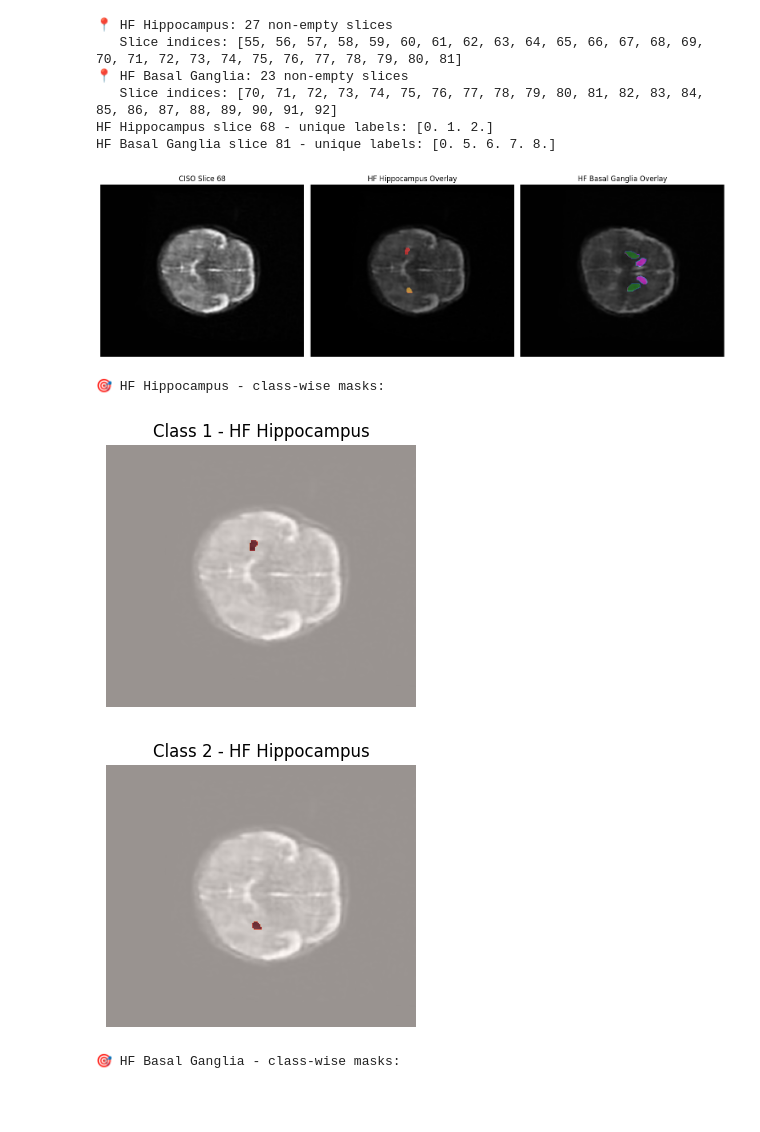
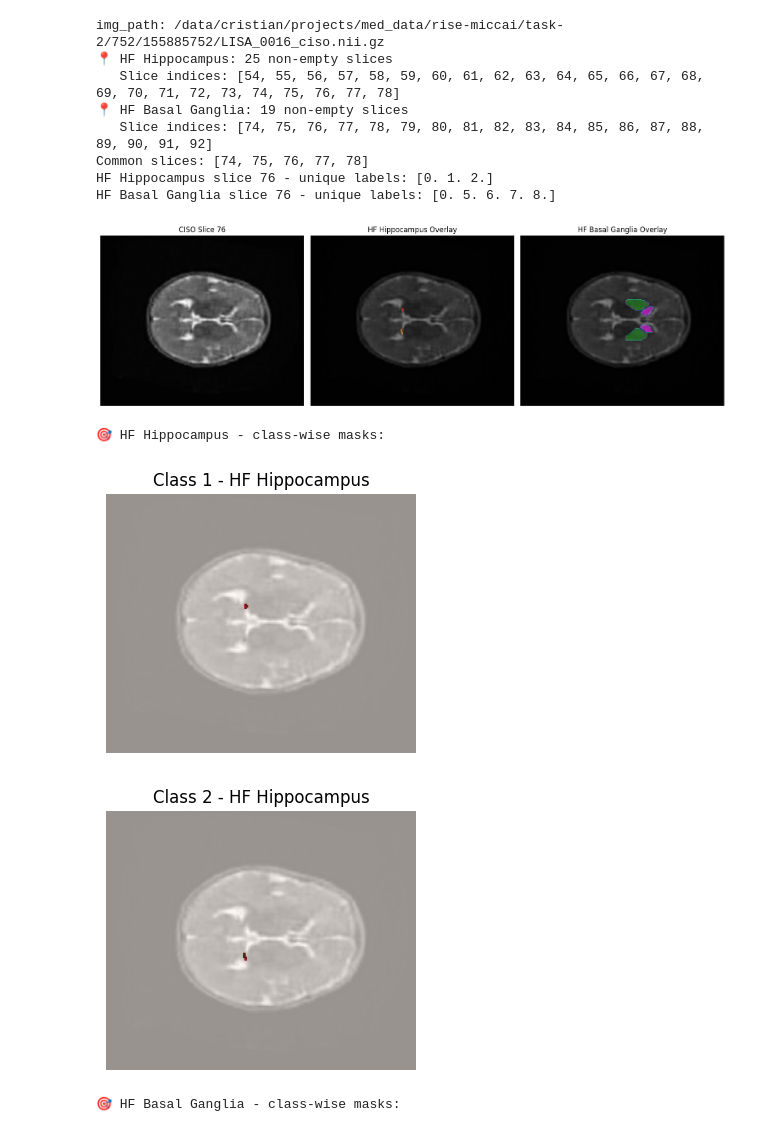
Before and after one commit to CristianLazoQuispe/rise-miccai-challenge2025, a Jupyter notebook: codes/3.EDA.ipynb, the cells around one changed output. Drawn from its saved outputs; the diff is of its cells as text; code cells hidden in the pictures; blank space fills up the shorter version.

```diff
--- a/codes/3.EDA.ipynb
+++ b/codes/3.EDA.ipynb
@@ -158,15 +198,17 @@ def find_nonzero_slices(seg, name=""):
     print(f"📍 {name}: {len(nonzero_slices)} non-empty slices")
     if nonzero_slices:
         print(f"   Slice indices: {nonzero_slices}")
-        return nonzero_slices[len(nonzero_slices)//2]
+        return nonzero_slices,nonzero_slices[len(nonzero_slices)//2]
     else:
         print(f"⚠️  {name}: Empty segmentation.")
-        return seg.shape[2] // 2
+        return [],seg.shape[2] // 2
 
 # 📁 Sample image from df_train
 row = df_train.sample(1).iloc[0]
 img_path = row['filepath']
 id_sample = row['ID']
+
+print("img_path:", img_path)
 
 # 📁 Corresponding labels
 seg_hipp_path = df_train_target2a[df_train_target2a['ID'] == id_sample]['filepath'].values[0]
@@ -178,12 +220,17 @@ seg_hipp = nib.load(seg_hipp_path).get_fdata()
 seg_baga = nib.load(seg_baga_path).get_fdata()
 
 # 📍 Optimal slice indices
-slice_idx_hipp = find_nonzero_slices(seg_hipp, "HF Hippocampus")
-slice_idx_baga = find_nonzero_slices(seg_baga, "HF Basal Ganglia")
+slices_idx_hipp,slice_idx_hipp = find_nonzero_slices(seg_hipp, "HF Hippocampus")
+slices_idx_baga,slice_idx_baga = find_nonzero_slices(seg_baga, "HF Basal Ganglia")
+
+slice_idx_hipp = list(set(slices_idx_hipp)&set(slices_idx_baga))
+print("Common slices:", slice_idx_hipp)
+slice_idx_hipp = slice_idx_hipp[len(slice_idx_hipp)//2]
+slice_idx_baga = slice_idx_hipp
 
 # 🖼️ Slice data
 img_slice_hipp = img[:, :, slice_idx_hipp]
-hipp_slice = seg_hipp[:, :, slice_idx_hipp]
+hipp_slice     = seg_hipp[:, :, slice_idx_hipp]
 
 img_slice_baga = img[:, :, slice_idx_baga]
 baga_slice = seg_baga[:, :, slice_idx_baga]
@@ -218,41 +265,43 @@ plt.imshow(baga_slice, cmap=cmap_baga, alpha=0.5, vmin=0, vmax=8)
 plt.title("HF Basal Ganglia Overlay")
 plt.axis('off')
 
 plt.tight_layout()
 plt.show()
 
 # 🧩 Show each class - HF Hippocampus
 print("\n🎯 HF Hippocampus - class-wise masks:")
 for val in hipp_values:
     if val == 0: continue
     mask = (hipp_slice == val).astype(float)
     plt.figure(figsize=(4, 4))
     plt.imshow(img_slice_hipp, cmap='gray')
     plt.imshow(mask, cmap='Reds', alpha=0.6)
     plt.title(f"Class {int(val)} - HF Hippocampus")
     plt.axis('off')
     plt.show()
 
 # 🧩 Show each class - HF Basal Ganglia
 print("\n🎯 HF Basal Ganglia - class-wise masks:")
 for val in baga_values:
     if val == 0: continue
     mask = (baga_slice == val).astype(float)
     plt.figure(figsize=(4, 4))
     plt.imshow(img_slice_baga, cmap='gray')
     plt.imshow(mask, cmap='Blues', alpha=0.6)
     plt.title(f"Class {int(val)} - HF Basal Ganglia")
     plt.axis('off')
     plt.show()
 # %% [output]
-📍 HF Hippocampus: 27 non-empty slices
-   Slice indices: [55, 56, 57, 58, 59, 60, 61, 62, 63, 64, 65, 66, 67, 68, 69, 70, 71, 72, 73, 74, 75, 76, 77, 78, 79, 80, 81]
-📍 HF Basal Ganglia: 23 non-empty slices
-   Slice indices: [70, 71, 72, 73, 74, 75, 76, 77, 78, 79, 80, 81, 82, 83, 84, 85, 86, 87, 88, 89, 90, 91, 92]
-HF Hippocampus slice 68 - unique labels: [0. 1. 2.]
-HF Basal Ganglia slice 81 - unique labels: [0. 5. 6. 7. 8.]
+img_path: /data/cristian/projects/med_data/rise-miccai/task-2/752/155885752/LISA_0016_ciso.nii.gz
+📍 HF Hippocampus: 25 non-empty slices
+   Slice indices: [54, 55, 56, 57, 58, 59, 60, 61, 62, 63, 64, 65, 66, 67, 68, 69, 70, 71, 72, 73, 74, 75, 76, 77, 78]
+📍 HF Basal Ganglia: 19 non-empty slices
+   Slice indices: [74, 75, 76, 77, 78, 79, 80, 81, 82, 83, 84, 85, 86, 87, 88, 89, 90, 91, 92]
+Common slices: [74, 75, 76, 77, 78]
+HF Hippocampus slice 76 - unique labels: [0. 1. 2.]
+HF Basal Ganglia slice 76 - unique labels: [0. 5. 6. 7. 8.]
-[figure, old version]
+[figure, new version]
 🎯 HF Hippocampus - class-wise masks:
-[figure, old version]
+[figure, new version]
-[figure, old version]
+[figure, new version]
 🎯 HF Basal Ganglia - class-wise masks:
```
Also changed, not shown: parts of 25 cells of this notebook, 18 other files.
